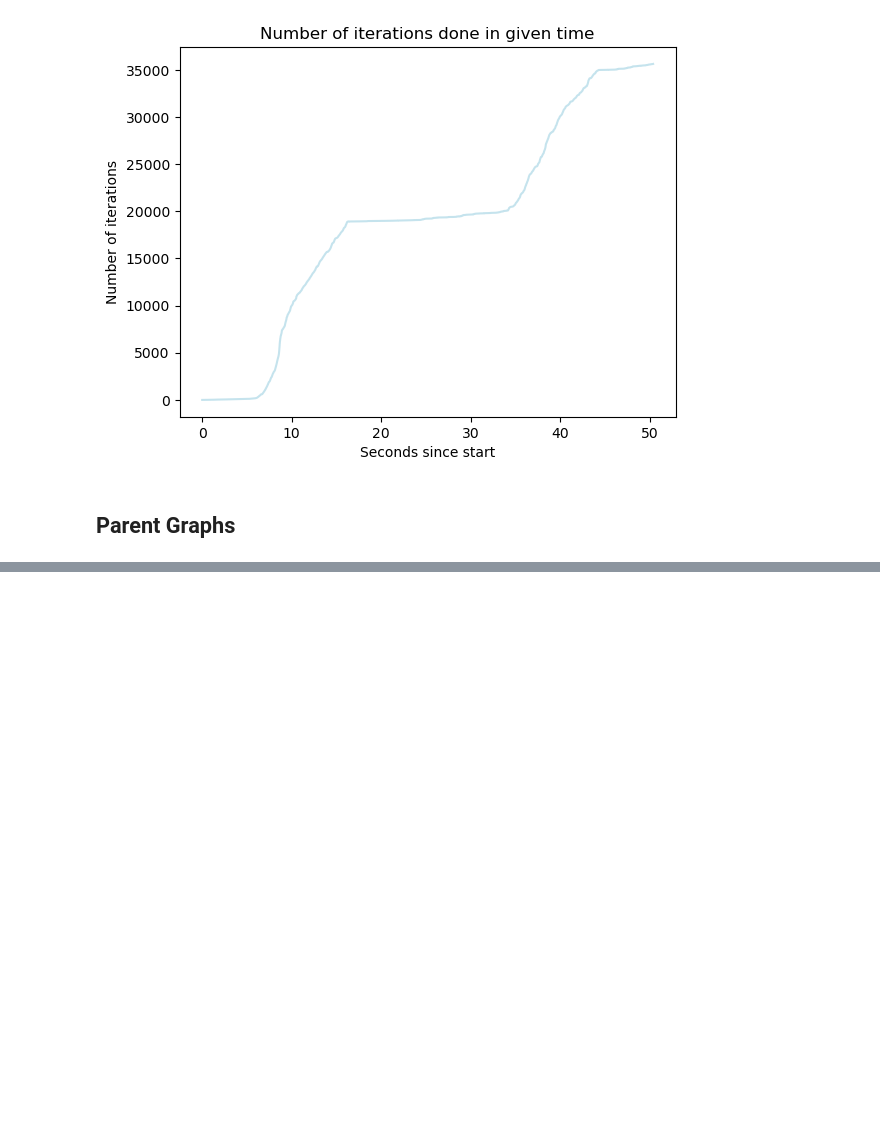
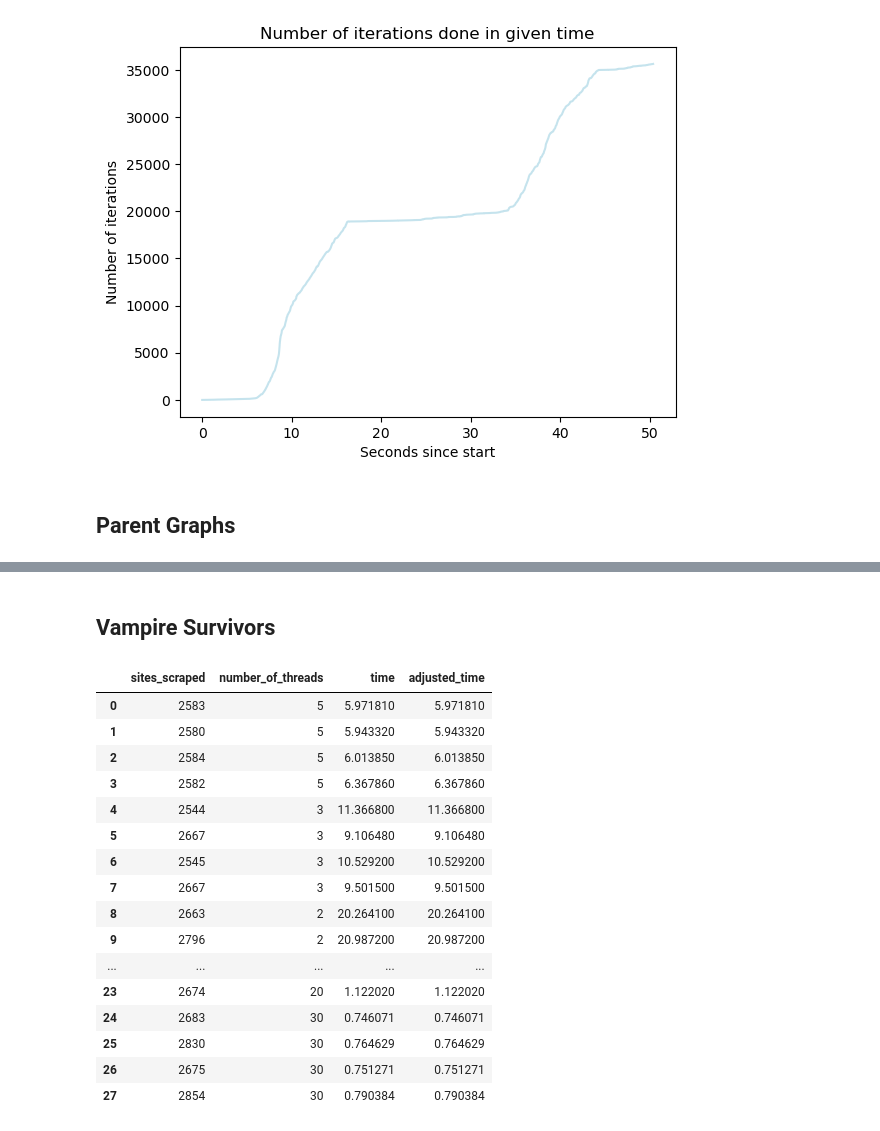
Before and after one commit to oskarosw3/parallel_crawler, a Jupyter notebook: visualisations.ipynb, the cells around one changed output, grey strips where cells are left out. Saved outputs shown, nothing was run; the diff lists cells and outputs as text; code cells hidden in the pictures; blank space fills up the shorter version.

```diff
--- a/visualisations.ipynb
+++ b/visualisations.ipynb
@@ -102,0 +363,24 @@ plt.show()
+# %% [markdown]
+## Vampire Survivors
+# %%
+vampires = pd.read_csv("vampire_survivors_without_delays.txt")
+# %%
+vampires
+# %% [output]
+|  | sites_scraped | number_of_threads | time | adjusted_time |
+| 0 | 2583 | 5 | 5.971810 | 5.971810 |
+| 1 | 2580 | 5 | 5.943320 | 5.943320 |
+| 2 | 2584 | 5 | 6.013850 | 6.013850 |
+| 3 | 2582 | 5 | 6.367860 | 6.367860 |
+| 4 | 2544 | 3 | 11.366800 | 11.366800 |
+| 5 | 2667 | 3 | 9.106480 | 9.106480 |
+| 6 | 2545 | 3 | 10.529200 | 10.529200 |
+| 7 | 2667 | 3 | 9.501500 | 9.501500 |
+| 8 | 2663 | 2 | 20.264100 | 20.264100 |
+| 9 | 2796 | 2 | 20.987200 | 20.987200 |
+| ... | ... | ... | ... | ... |
+| 23 | 2674 | 20 | 1.122020 | 1.122020 |
+| 24 | 2683 | 30 | 0.746071 | 0.746071 |
+| 25 | 2830 | 30 | 0.764629 | 0.764629 |
+| 26 | 2675 | 30 | 0.751271 | 0.751271 |
+| 27 | 2854 | 30 | 0.790384 | 0.790384 |
```
Also changed, not shown: parts of 12 cells of this notebook, 3 other files.
